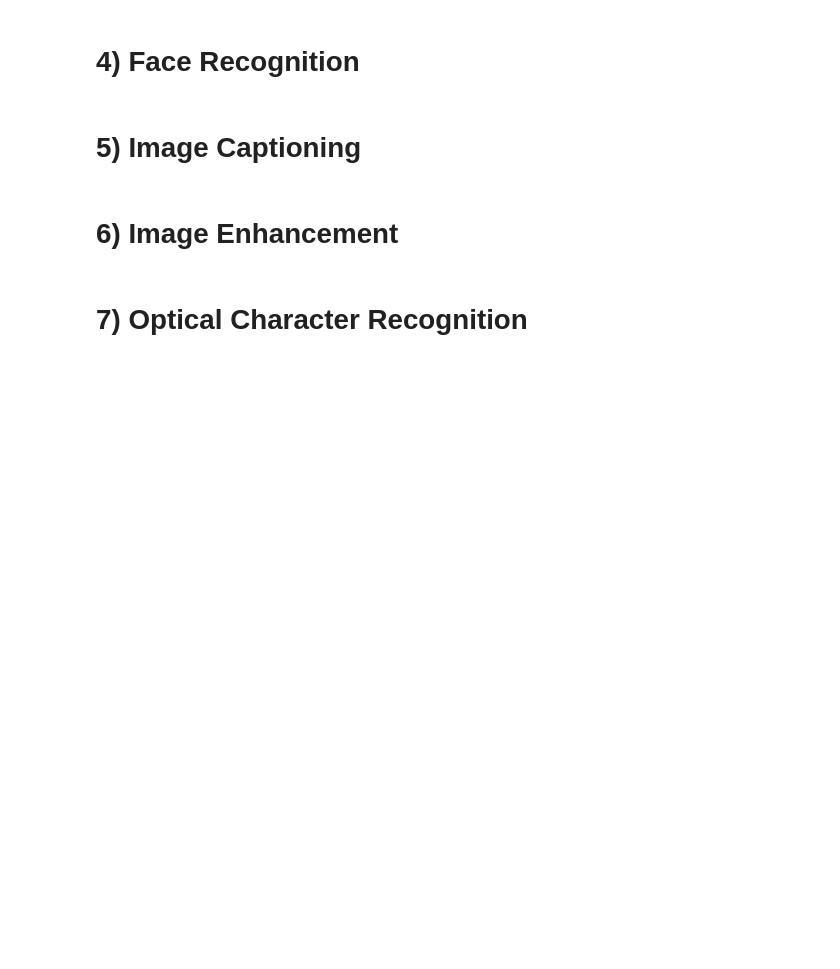
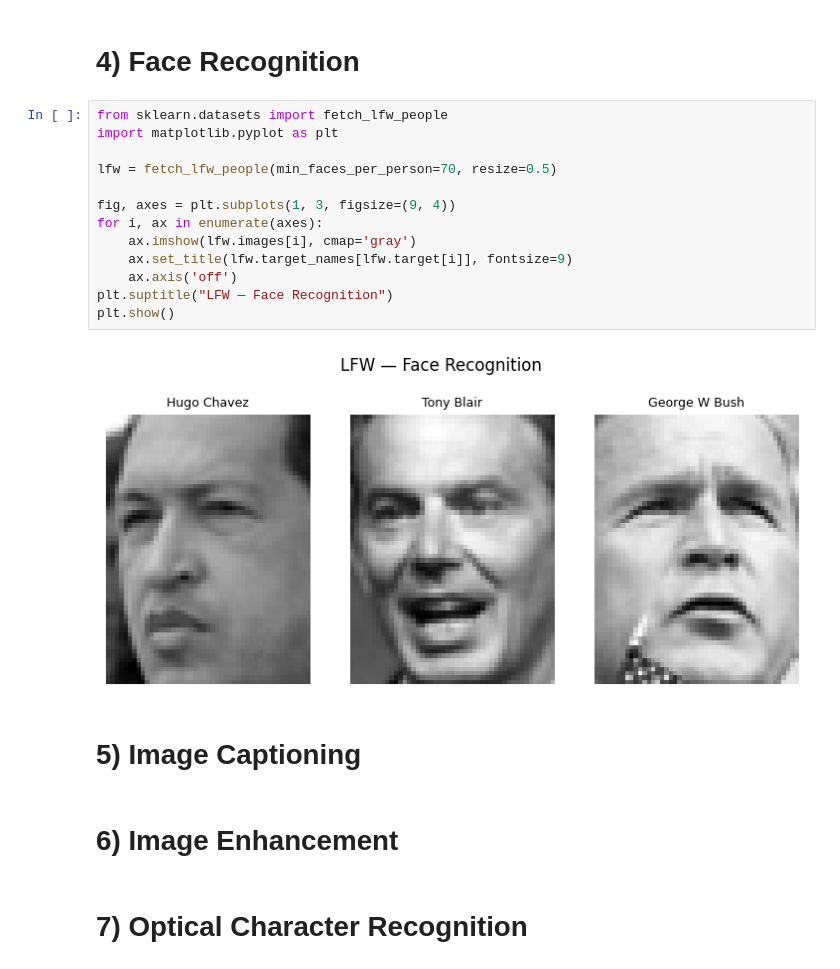
Before and after one commit to fadilsflow/campus_ai, a Jupyter notebook: Datasets_in_Computer_Vision.ipynb, the cells around one changed output. Cells and saved outputs as stored; diff of their text form; blank space fills up the shorter version.

```diff
--- a/Datasets_in_Computer_Vision.ipynb
+++ b/Datasets_in_Computer_Vision.ipynb
@@ -14,5 +91,20 @@ To do:
 # %% [markdown]
 # 4) Face Recognition
+# %%
+from sklearn.datasets import fetch_lfw_people
+import matplotlib.pyplot as plt
+
+lfw = fetch_lfw_people(min_faces_per_person=70, resize=0.5)
+
+fig, axes = plt.subplots(1, 3, figsize=(9, 4))
+for i, ax in enumerate(axes):
+    ax.imshow(lfw.images[i], cmap='gray')
+    ax.set_title(lfw.target_names[lfw.target[i]], fontsize=9)
+    ax.axis('off')
+plt.suptitle("LFW — Face Recognition")
+plt.show()
+# %% [output]
+[figure, added]
 # %% [markdown]
 # 5) Image Captioning
 # %% [markdown]
```
Also changed, not shown: parts of 5 cells of this notebook.
